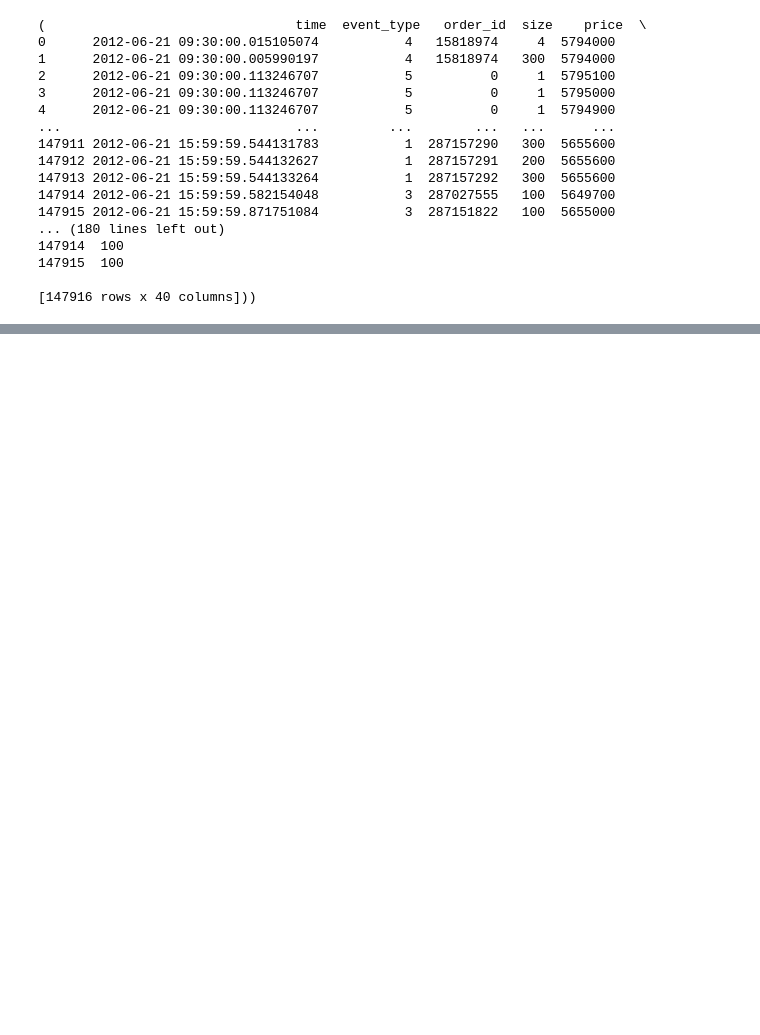
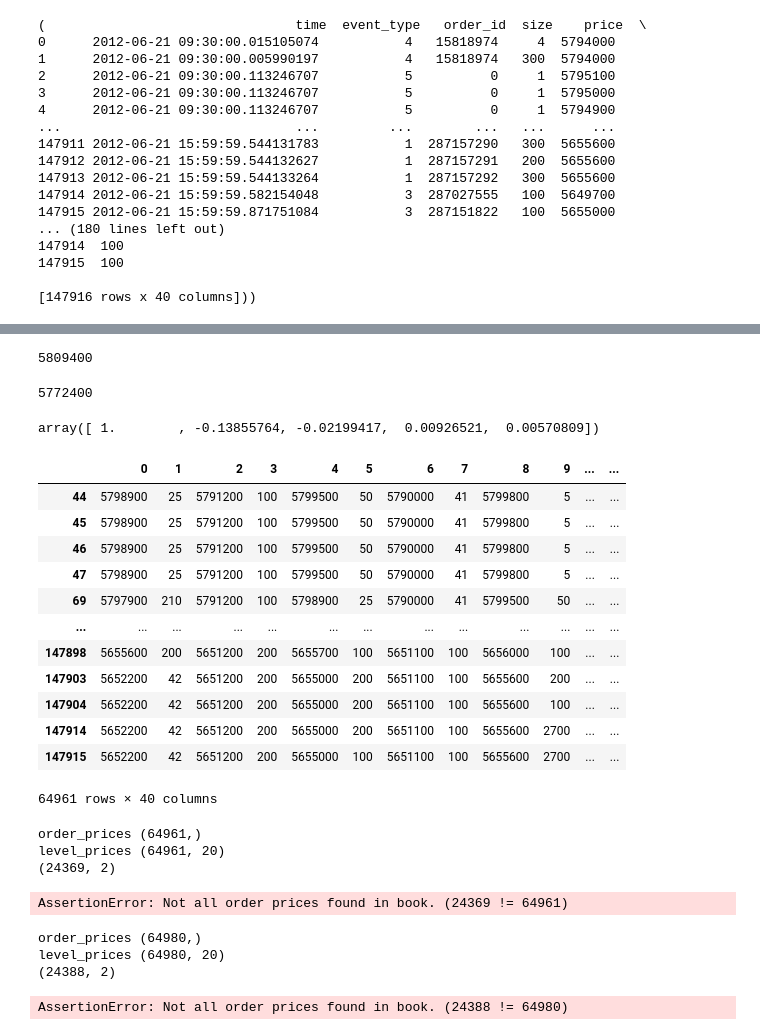
Before and after one commit to peernagy/lob_bench, a Jupyter notebook: eval.ipynb, the cells around one changed output, grey strips where cells are left out. Saved outputs shown, nothing was run; the diff lists cells and outputs as text; code cells hidden in the pictures; blank space fills up the shorter version.

```diff
--- a/eval.ipynb
+++ b/eval.ipynb
@@ -338,0 +375,8 @@ for i in loader:
+# %%
+m_real.loc[m_real.event_type == 3].price.max()
+# %% [output]
+5809400
+# %%
+b_real.loc[m_real.loc[m_real.event_type == 3].index][38].max()
+# %% [output]
+5772400
@@ -339,3 +385,38 @@ for i in loader:
+# %%
+eval.autocorr(eval.mid_returns(m_real, b_real, '1min'), 4)
+# eval.mid_returns(m_real, b_real, '5min')
+# %% [output]
+array([ 1.        , -0.13855764, -0.02199417,  0.00926521,  0.00570809])
+# %%
+b_real.loc[m_real.loc[m_real.event_type == 3].index]
+# %% [output]
+|  | 0 | 1 | 2 | 3 | 4 | 5 | 6 | 7 | 8 | 9 | ... | ... |
+| 44 | 5798900 | 25 | 5791200 | 100 | 5799500 | 50 | 5790000 | 41 | 5799800 | 5 | ... | ... |
+| 45 | 5798900 | 25 | 5791200 | 100 | 5799500 | 50 | 5790000 | 41 | 5799800 | 5 | ... | ... |
+| 46 | 5798900 | 25 | 5791200 | 100 | 5799500 | 50 | 5790000 | 41 | 5799800 | 5 | ... | ... |
+| 47 | 5798900 | 25 | 5791200 | 100 | 5799500 | 50 | 5790000 | 41 | 5799800 | 5 | ... | ... |
+| 69 | 5797900 | 210 | 5791200 | 100 | 5798900 | 25 | 5790000 | 41 | 5799500 | 50 | ... | ... |
+| ... | ... | ... | ... | ... | ... | ... | ... | ... | ... | ... | ... | ... |
+| 147898 | 5655600 | 200 | 5651200 | 200 | 5655700 | 100 | 5651100 | 100 | 5656000 | 100 | ... | ... |
+| 147903 | 5652200 | 42 | 5651200 | 200 | 5655000 | 200 | 5651100 | 100 | 5655600 | 200 | ... | ... |
+| 147904 | 5652200 | 42 | 5651200 | 200 | 5655000 | 200 | 5651100 | 100 | 5655600 | 100 | ... | ... |
+| 147914 | 5652200 | 42 | 5651200 | 200 | 5655000 | 200 | 5651100 | 100 | 5655600 | 2700 | ... | ... |
+| 147915 | 5652200 | 42 | 5651200 | 200 | 5655000 | 100 | 5651100 | 100 | 5655600 | 2700 | ... | ... |
+64961 rows × 40 columns
+# %%
+eval._order_levels(m_real, b_real, (3,))
+# %% [output]
+order_prices (64961,)
+level_prices (64961, 20)
+(24369, 2)
+AssertionError: Not all order prices found in book. (24369 != 64961)
+# %%
+eval.cancel_order_levels(m_real, b_real)
+# %% [output]
+order_prices (64980,)
+level_prices (64980, 20)
+(24388, 2)
+AssertionError: Not all order prices found in book. (24388 != 64980)
 # %%
 # how to handle multiple days? Should we include a date column in the data? Use datetime index instead of timedelta?
 # %%
```
Also changed, not shown: parts of 9 cells of this notebook, 2 other files.
